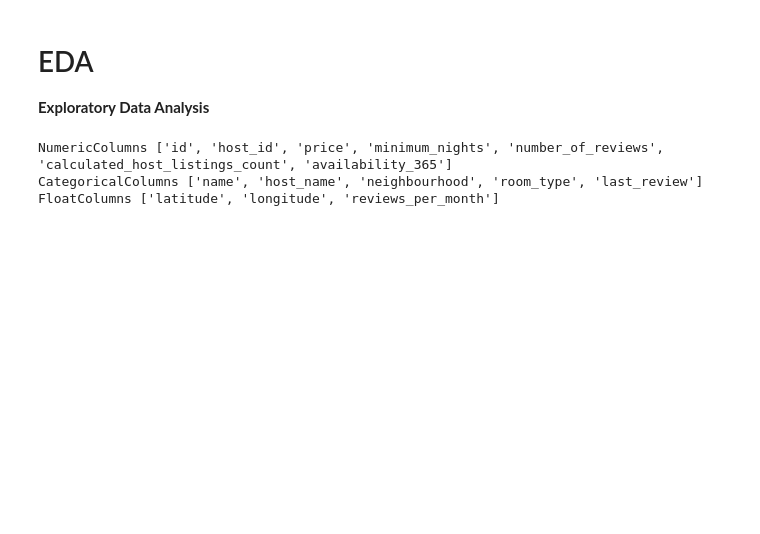
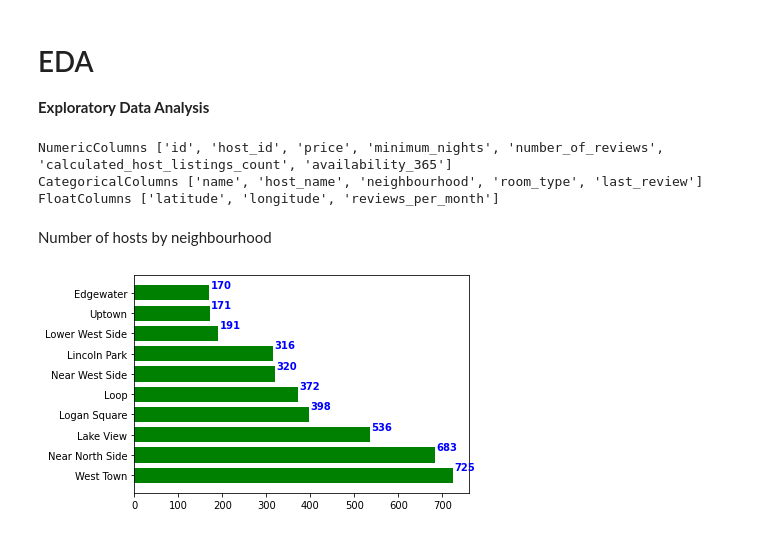
Before and after one commit to piyushmohnot/Chicago-Airbnb, a Jupyter notebook: airbnb.ipynb, the cells around one changed output. Cells and saved outputs as stored; diff of their text form; code cells hidden in the pictures; blank space fills up the shorter version.

Commit message:
added graph plot

```diff
--- a/airbnb.ipynb
+++ b/airbnb.ipynb
@@ -157,3 +148,18 @@ print('FloatColumns',listings.select_dtypes("float").columns.tolist())
 NumericColumns ['id', 'host_id', 'price', 'minimum_nights', 'number_of_reviews', 'calculated_host_listings_count', 'availability_365']
 CategoricalColumns ['name', 'host_name', 'neighbourhood', 'room_type', 'last_review']
 FloatColumns ['latitude', 'longitude', 'reviews_per_month']
+# %%
+df = listings.groupby(['neighbourhood'])['host_id'].count().reset_index(drop=False).sort_values(['host_id'], ascending=False).head(10)
+# %% [markdown]
+Number of hosts by neighbourhood
+# %%
+fig, ax = plt.subplots()
+width = 0.75
+
+ax.barh(df.loc[:,'neighbourhood'],df.loc[:,'host_id'], width, color = "green")
+
+for i, v in enumerate((df.loc[:,'host_id'])):
+    ax.text(v + 3, i + .25, str(v),color = 'blue', fontweight = 'bold')
+plt.show()
+# %% [output]
+[figure, added]
```
Also changed, not shown: parts of 3 cells of this notebook.
